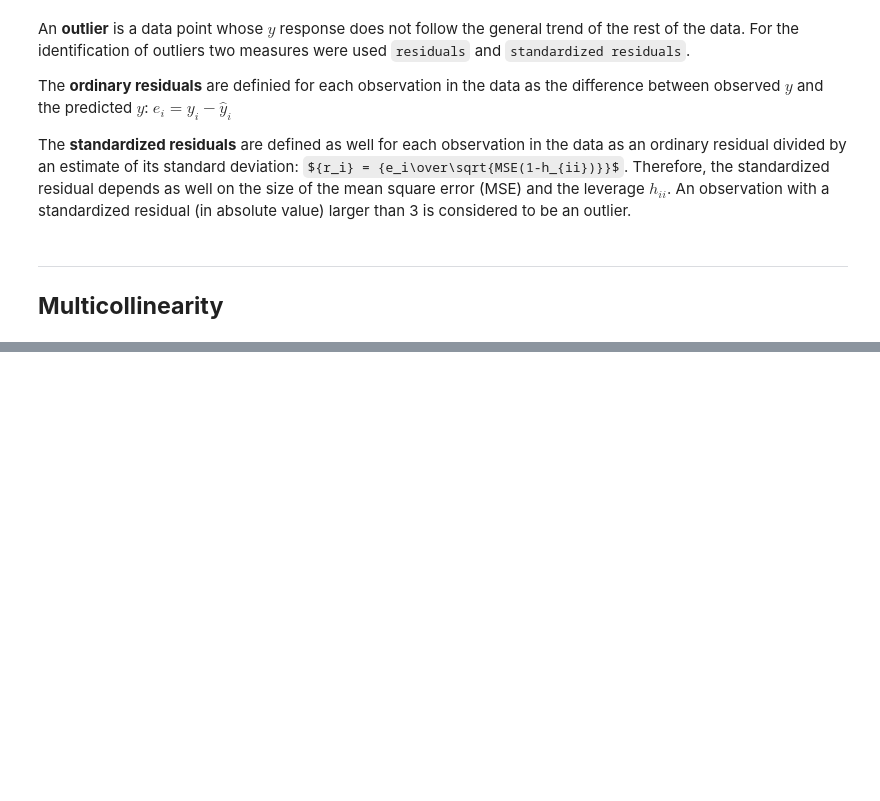
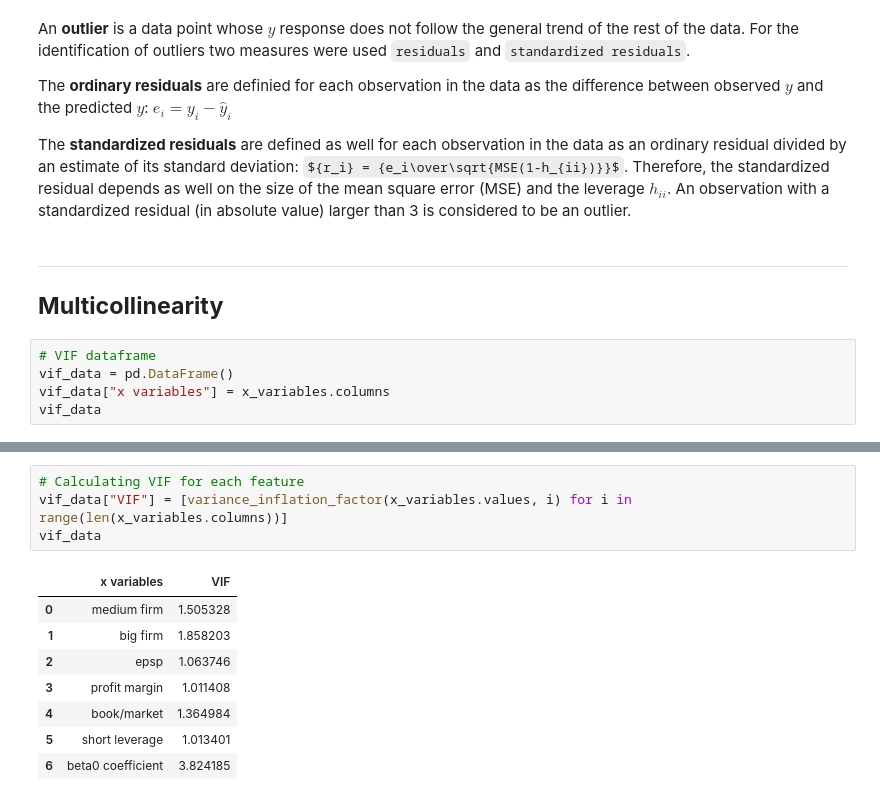
Before and after one commit to myrosandrade89/IA2_Module5, a Jupyter notebook: first_evidence/main.ipynb, the cells around one changed output, grey strips where cells are left out. Drawn from its saved outputs; the diff is of its cells as text; some formulas as TeX source; blank space fills up the shorter version.

```diff
--- a/first_evidence/main.ipynb
+++ b/first_evidence/main.ipynb
@@ -224,3 +244,8 @@ The **standardized residuals** are defined as well for each observation in the d
 # %% [markdown]
 ---
 ## **Multicollinearity**
+# %%
+# VIF dataframe
+vif_data = pd.DataFrame()
+vif_data["x variables"] = x_variables.columns
+vif_data
@@ -226,0 +261,13 @@ The **standardized residuals** are defined as well for each observation in the d
+# %%
+# Calculating VIF for each feature
+vif_data["VIF"] = [variance_inflation_factor(x_variables.values, i) for i in range(len(x_variables.columns))]
+vif_data
+# %% [output]
+|  | x variables | VIF |
+| 0 | medium firm | 1.505328 |
+| 1 | big firm | 1.858203 |
+| 2 | epsp | 1.063746 |
+| 3 | profit margin | 1.011408 |
+| 4 | book/market | 1.364984 |
+| 5 | short leverage | 1.013401 |
+| 6 | beta0 coefficient | 3.824185 |
```
Also changed, not shown: parts of 43 cells of this notebook, 1 other file.
